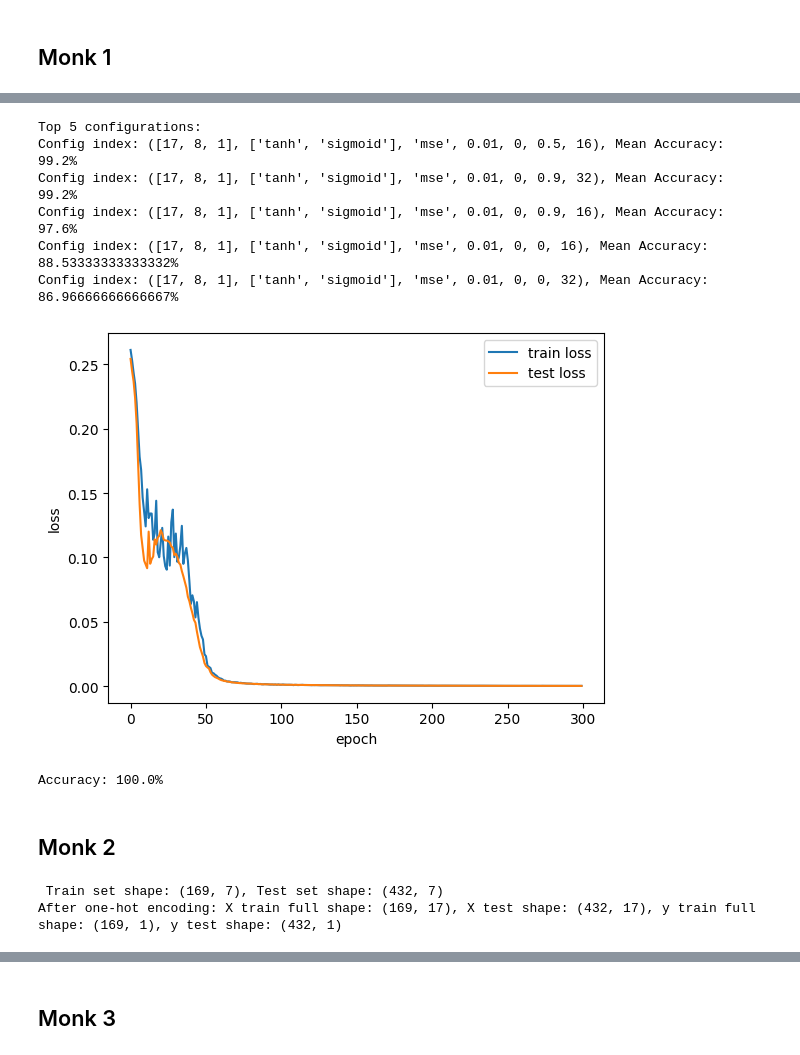
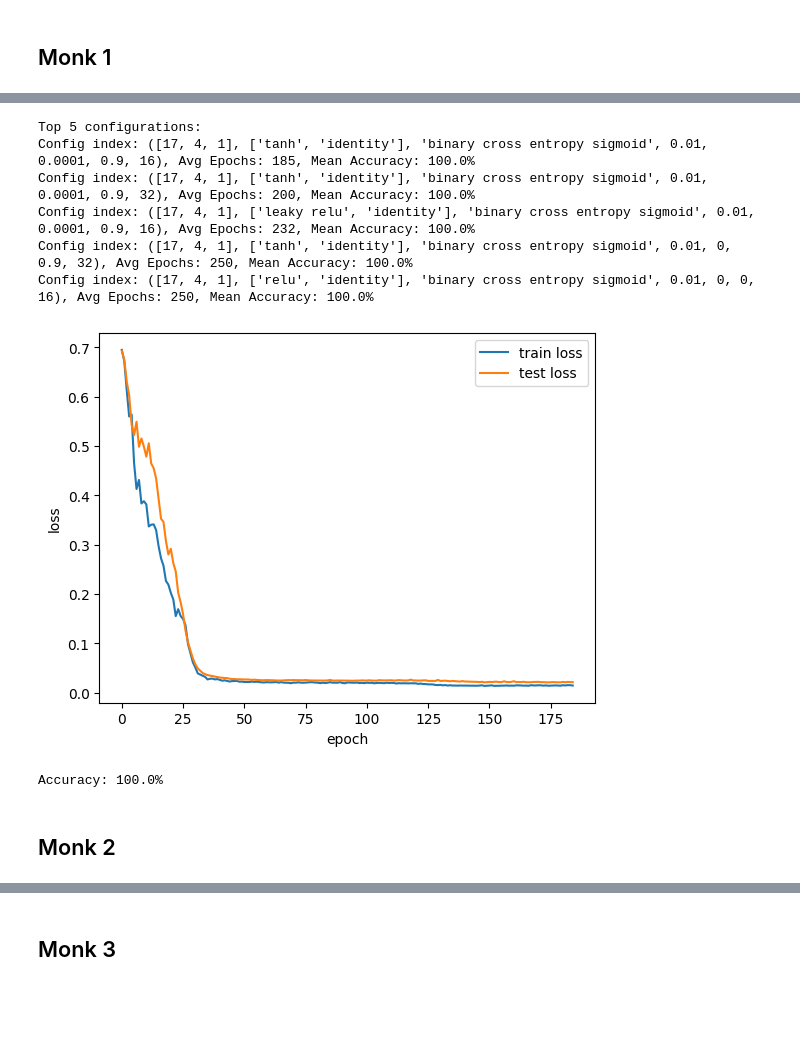
Before and after one commit to effe1209/ProjectML_Course, a Jupyter notebook: monk.ipynb, the cells around one changed output, grey strips where cells are left out. Saved outputs shown, nothing was run; the diff lists cells and outputs as text; code cells hidden in the pictures; blank space fills up the shorter version.

Commit message:
changes made to build the final version of monk ipynb

```diff
--- a/monk.ipynb
+++ b/monk.ipynb
@@ -17,7 +19,7 @@ from model.activations import sigmoid
 INPUT_NEURONS = 17
 OUTPUT_NEURONS = 1
 
-HIDDEN_LAYER_SIZES = [8, 16]
+HIDDEN_LAYER_SIZES = [4, 8, 16]
 HIDDEN_LAYERS_COUNTS = [1, 2]
 INTERNAL_ACTIVATIONS = ['tanh', 'leaky relu', 'relu']
 OUTPUT_ACTIVATIONS_AND_LOSS = [('sigmoid', 'mse'), ('identity', 'binary cross entropy sigmoid')]
@@ -36,9 +38,13 @@ ETA_CONFIGURATIONS = [0.01, 0.001]
 LAMBDA_CONFIGURATIONS = [0, 1e-3, 1e-4]
 ALPHA_CONFIGURATIONS = [0, 0.5, 0.9]
 BATCH_SIZES = [16, 32]
+
+# Cross-validation parameters
 K_FOLDS= 5
+EPOCHS = 250
+EARLY_STOPPING_PATIENCE = 50
 
-# (NEURAL_NETWORK_ARCHITECTURE, NEURAL_NETWORK_ACTIVATION, LOSS_F, ETA, LAMBDA, ALPHA, BATCH_SIZE)
+# All possible configurations are tuples (NEURAL_NETWORK_ARCHITECTURE, NEURAL_NETWORK_ACTIVATION, LOSS_F, ETA, LAMBDA, ALPHA, BATCH_SIZE)
 CONFIGURATIONS = []
 
 for NEURAL_NETWORK_ARCHITECTURE, NEURAL_NETWORK_ACTIVATION, LOSS_F in NEURAL_NETWORK_CONFIGURATIONS:
@@ -48,6 +54,14 @@ for NEURAL_NETWORK_ARCHITECTURE, NEURAL_NETWORK_ACTIVATION, LOSS_F in NEURAL_NET
         for BATCH_SIZE in BATCH_SIZES:
             config = (NEURAL_NETWORK_ARCHITECTURE, NEURAL_NETWORK_ACTIVATION, LOSS_F, ETA, LAMBDA, ALPHA, BATCH_SIZE)
             CONFIGURATIONS.append(config)
+LEN_CONFIGURATIONS = len(CONFIGURATIONS)
+
+#helper function to count params that we will use later, since often we will get 100% acc, we chose the config with less parameters
+def count_parameters(architecture):
+    tot_params = 0
+    for i in range(len(architecture) - 1):
+        tot_params += architecture[i] * architecture[i+1] + architecture[i+1] # weights and bias
+    return tot_params
 # %% [markdown]
 ## Monk 1
 # %%
@@ -120,68 +138,53 @@ NEURAL_NETWORK_ARCHITECTURE: [17, 8, 1], NEURAL_NETWORK_ACTIVATION: ['tanh', 'si
 KeyboardInterrupt:
 # %%
-TOP_5_CONFIGS_INDEXES = sorted(CONFIG_DICTIONARY, key=CONFIG_DICTIONARY.get, reverse=True)[:5]
-
+# print the top 5 configurations, sorting criterias: 1 avg accuracy, 2 n parameters (the less the better), 3 epochs trained (the less the better)
+TOP_5_CONFIGS_INDEXES = sorted(CONFIG_DICTIONARY, key=lambda i: (-CONFIG_DICTIONARY[i], count_parameters(CONFIGURATIONS[i][0]), CONFIG_DICTIONARY_EPOCHS[i] // K_FOLDS))[:5]
 print("Top 5 configurations:")
 for i in TOP_5_CONFIGS_INDEXES:
     ACCURACY = CONFIG_DICTIONARY[i] * 100 / K_FOLDS
-    print(f"Config index: {CONFIGURATIONS[i]}, Mean Accuracy: {ACCURACY}%")
+    print(f"Config index: {CONFIGURATIONS[i]}, Avg Epochs: {CONFIG_DICTIONARY_EPOCHS[i] // K_FOLDS}, Mean Accuracy: {ACCURACY}%")
 
-NEURAL_NETWORK_ARCHITECTURE, NEURAL_NETWORK_ACTIVATION, LOSS_F, ETA, LAMBDA, ALPHA, BATCH_SIZE = CONFIGURATIONS[TOP_5_CONFIGS_INDEXES[1]]
+# Get the best configuration and its average epochs + early stop epochs to be sure it converges
+NEURAL_NETWORK_ARCHITECTURE, NEURAL_NETWORK_ACTIVATION, LOSS_F, ETA, LAMBDA, ALPHA, BATCH_SIZE = CONFIGURATIONS[TOP_5_CONFIGS_INDEXES[0]]
+EPOCHS = CONFIG_DICTIONARY_EPOCHS[TOP_5_CONFIGS_INDEXES[0]] // K_FOLDS
 
 nn = NeuralNetwork(NEURAL_NETWORK_ARCHITECTURE, NEURAL_NETWORK_ACTIVATION, std=0.2)
 trainer = Trainer(
     nn=nn,
     loss=Loss(LOSS_F),
     X_train=X_train_full,
     y_train=y_train_full,
-    X_val = X_val,
-    y_val=y_val,
+    X_val = X_test,
+    y_val=y_test,
     epochs=EPOCHS,
-    early_stopping=EPOCHS,     #can't early stop because we are using the test set as final evaluation
+    early_stopping=EPOCHS + 1, #can't early stop because we are using the test set as final evaluation, the +1 is to be extra sure
     eta=ETA,                   # Learning rate iniziale
     lam=LAMBDA,                # L2
     alpha=ALPHA,               # Momentum
     batch_size=BATCH_SIZE,
     shuffle_batches=True
 )
-# return_best_nn=True returns the best nn
-best_nn = trainer.train(return_best_nn=True, print_epochs=False, plot_epochs=True, val_str='test')
-#best val accuracy
+# still returns the best nn, but we don-t use it for accuracy calculation nor early stopping otherwise it is data leakage
+best_nn, train_loss_vector, test_loss_vector = trainer.train(print_epochs=False)
+
+#plot curves
+plot_curves(train_loss_vector, test_loss_vector, 'loss', 'test')
+
+# val accuracy, we can't early stop because we are using the test set as final evaluation, we can't pick the best nn, we have to use the last nn
 out = nn.forward(X_test)[-1][-1]  #have to use the last trained nn, otherwise is data leakage
 if LOSS_F == 'binary cross entropy sigmoid':
   out = sigmoid(out)
 
 predictions = np.round(out)
 print(f"Accuracy: {np.mean(predictions == y_test) * 100}%")
-CONFIG_DICTIONARY[i] += np.mean(predictions == y_test)
 # %% [output]
 Top 5 configurations:
-Config index: ([17, 8, 1], ['tanh', 'sigmoid'], 'mse', 0.01, 0, 0.5, 16), Mean Accuracy: 99.2%
-Config index: ([17, 8, 1], ['tanh', 'sigmoid'], 'mse', 0.01, 0, 0.9, 32), Mean Accuracy: 99.2%
-Config index: ([17, 8, 1], ['tanh', 'sigmoid'], 'mse', 0.01, 0, 0.9, 16), Mean Accuracy: 97.6%
-Config index: ([17, 8, 1], ['tanh', 'sigmoid'], 'mse', 0.01, 0, 0, 16), Mean Accuracy: 88.53333333333332%
-Config index: ([17, 8, 1], ['tanh', 'sigmoid'], 'mse', 0.01, 0, 0, 32), Mean Accuracy: 86.96666666666667%
+Config index: ([17, 4, 1], ['tanh', 'identity'], 'binary cross entropy sigmoid', 0.01, 0.0001, 0.9, 16), Avg Epochs: 185, Mean Accuracy: 100.0%
+Config index: ([17, 4, 1], ['tanh', 'identity'], 'binary cross entropy sigmoid', 0.01, 0.0001, 0.9, 32), Avg Epochs: 200, Mean Accuracy: 100.0%
+Config index: ([17, 4, 1], ['leaky relu', 'identity'], 'binary cross entropy sigmoid', 0.01, 0.0001, 0.9, 16), Avg Epochs: 232, Mean Accuracy: 100.0%
+Config index: ([17, 4, 1], ['tanh', 'identity'], 'binary cross entropy sigmoid', 0.01, 0, 0.9, 32), Avg Epochs: 250, Mean Accuracy: 100.0%
+Config index: ([17, 4, 1], ['relu', 'identity'], 'binary cross entropy sigmoid', 0.01, 0, 0, 16), Avg Epochs: 250, Mean Accuracy: 100.0%
-[figure, old version]
+[figure, new version]
 Accuracy: 100.0%
 # %% [markdown]
 ## Monk 2
-# %%
-PATH_TRAIN = 'data/monk/monks-2.train'
-PATH_TEST = 'data/monk/monks-2.test'
-
-df_train = pd.read_csv(PATH_TRAIN, sep='\s+', header=None) #sep='\s+' == delim white space
-df_test = pd.read_csv(PATH_TEST, sep='\s+', header=None)
-
-#Convert df in numpy arrays, excluding last column
-Train_set = np.array(df_train.iloc[:, :-1], dtype=np.int32)
-Test_set = np.array(df_test.iloc[:, :-1], dtype=np.int32)
-print(f" Train set shape: {Train_set.shape}, Test set shape: {Test_set.shape}")
-X_train_full = onehot_monk(Train_set[:, 1:])
-y_train_full = np.reshape(Train_set[:, 0], (len(Train_set), 1))# only first column, need shape (n,1) to work
-
-X_test = onehot_monk(Test_set[:, 1:])
-y_test = np.reshape(Test_set[:, 0], (len(Test_set), 1))
-print(f'After one-hot encoding: X train full shape: {X_train_full.shape}, X test shape: {X_test.shape}, y train full shape: {y_train_full.shape}, y test shape: {y_test.shape}')
-# %% [output]
- Train set shape: (169, 7), Test set shape: (432, 7)
-After one-hot encoding: X train full shape: (169, 17), X test shape: (432, 17), y train full shape: (169, 1), y test shape: (432, 1)
```
Also changed, not shown: parts of 12 cells of this notebook, 2 other files.
